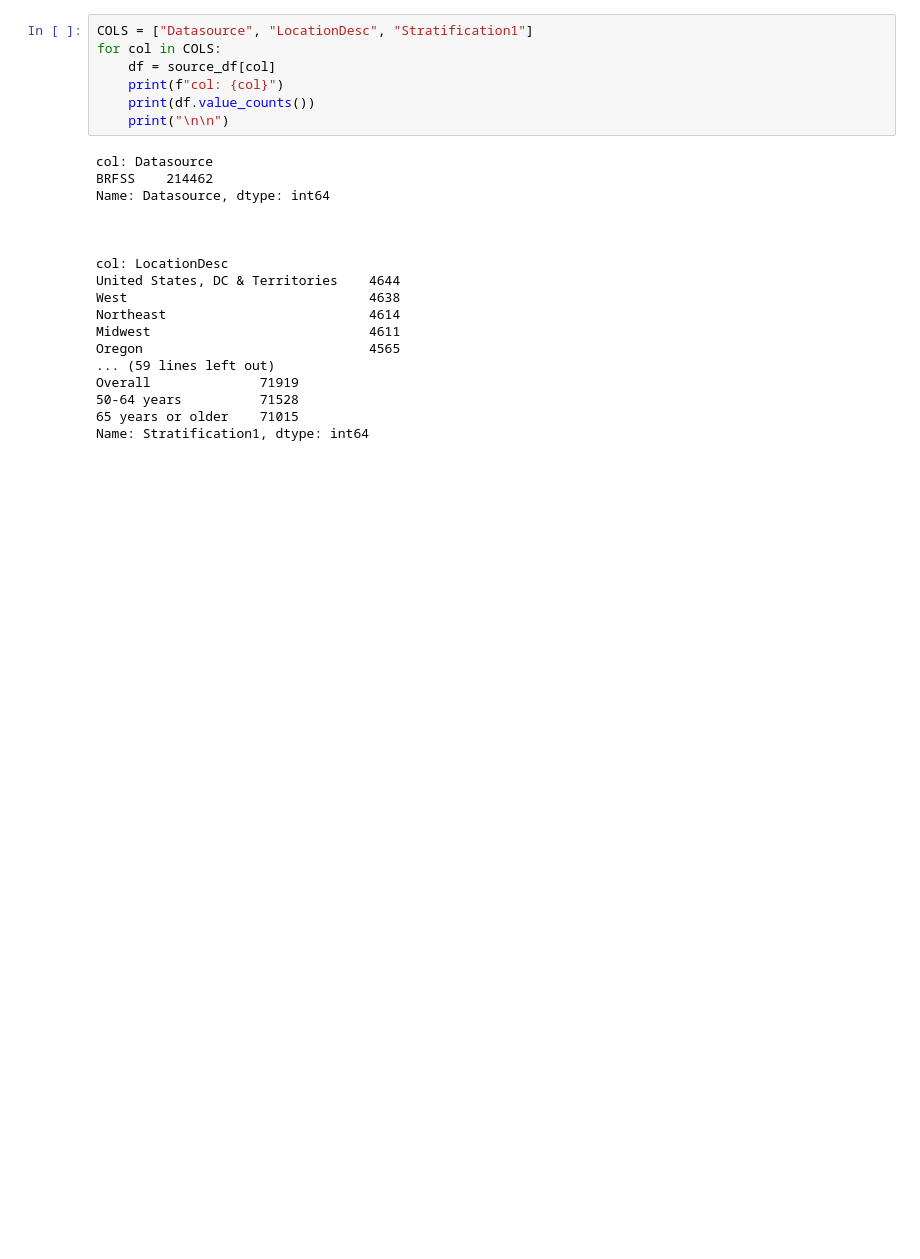
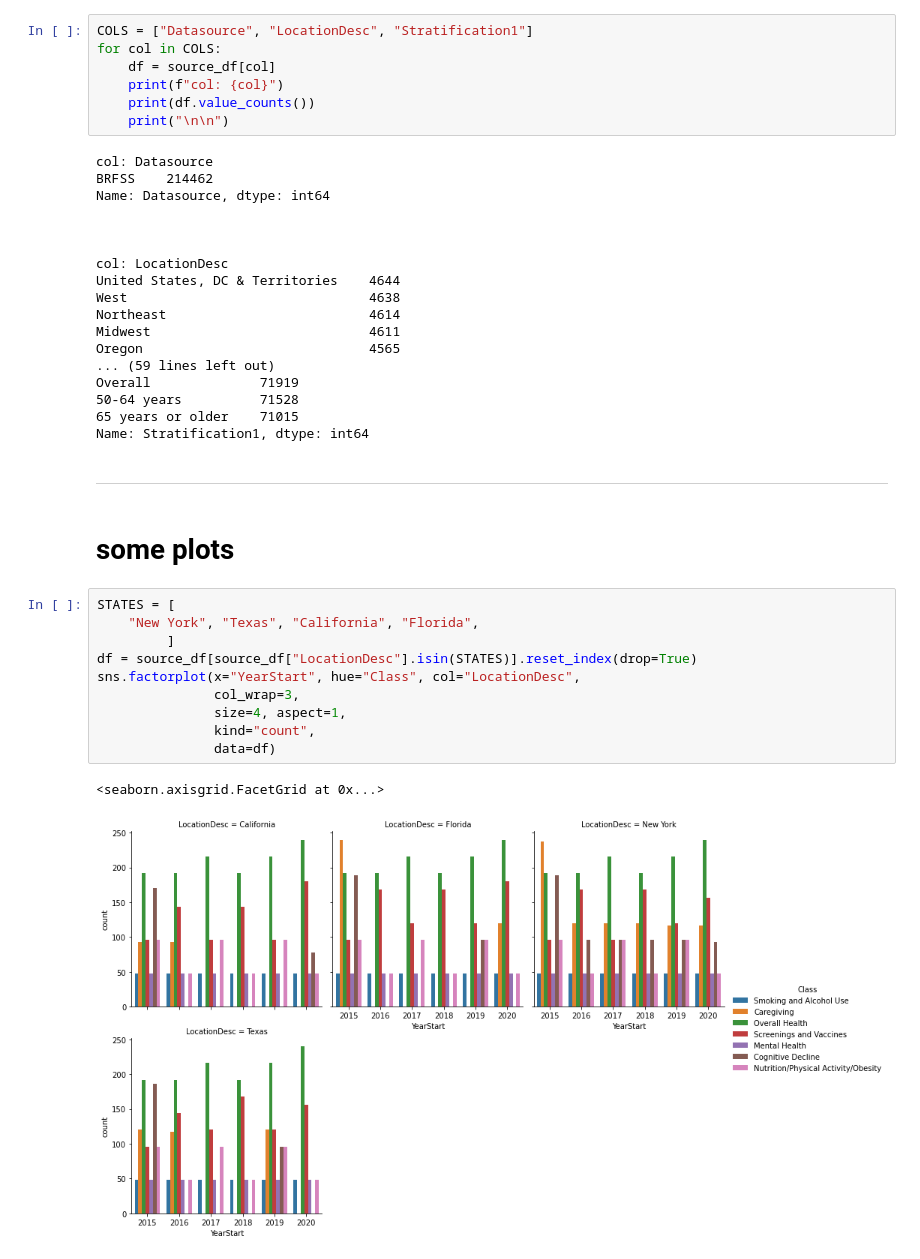
Before and after one commit to MRCIEU/2023-p3-away-day, a Jupyter notebook: hackathon/yi-alzheimer-analysis/yi-eda.ipynb, the cells around one changed output. Cells and saved outputs as stored; diff of their text form; blank space fills up the shorter version.

```diff
--- a/hackathon/yi-alzheimer-analysis/yi-eda.ipynb
+++ b/hackathon/yi-alzheimer-analysis/yi-eda.ipynb
@@ -125,3 +126,20 @@ Overall              71919
 50-64 years          71528
 65 years or older    71015
 Name: Stratification1, dtype: int64
+# %% [markdown]
+---
+# %% [markdown]
+# some plots
+# %%
+STATES = [
+    "New York", "Texas", "California", "Florida",
+         ]
+df = source_df[source_df["LocationDesc"].isin(STATES)].reset_index(drop=True)
+sns.factorplot(x="YearStart", hue="Class", col="LocationDesc",
+               col_wrap=3,
+               size=4, aspect=1,
+               kind="count",
+               data=df)
+# %% [output]
+<seaborn.axisgrid.FacetGrid at 0x...>
+[figure, added]
```
Also changed, not shown: parts of 3 cells of this notebook.
